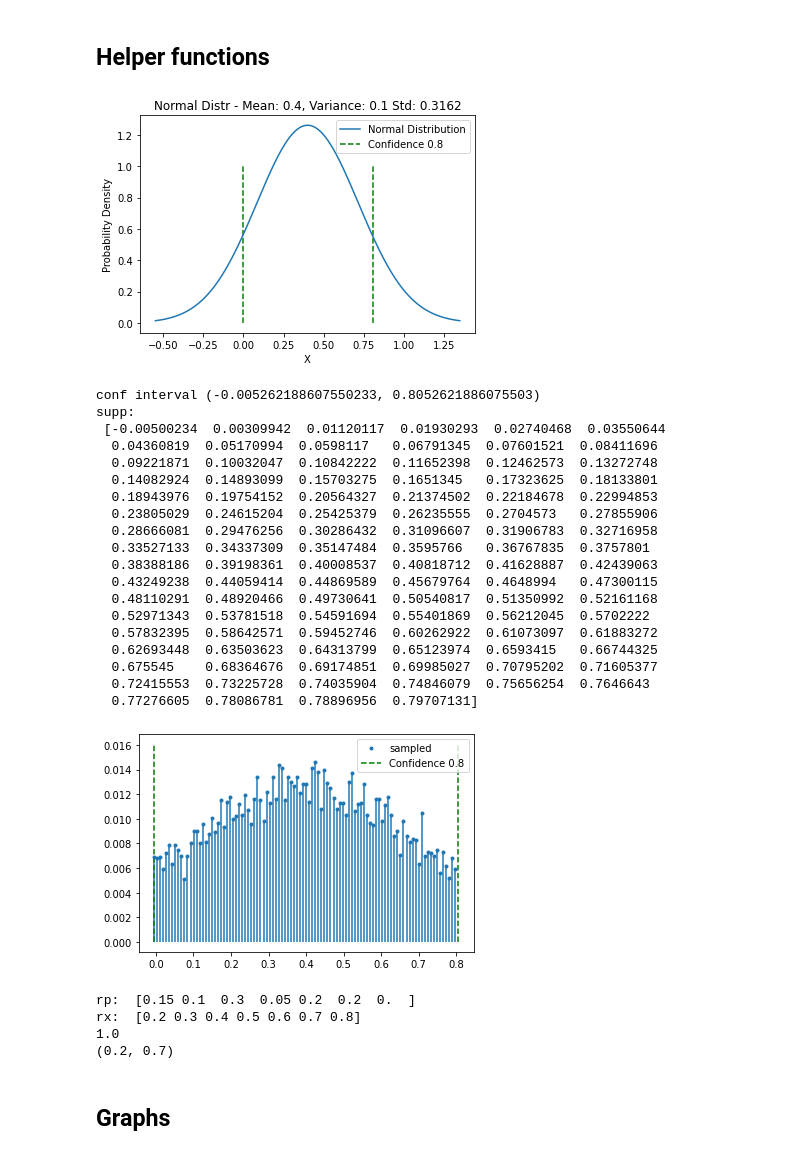
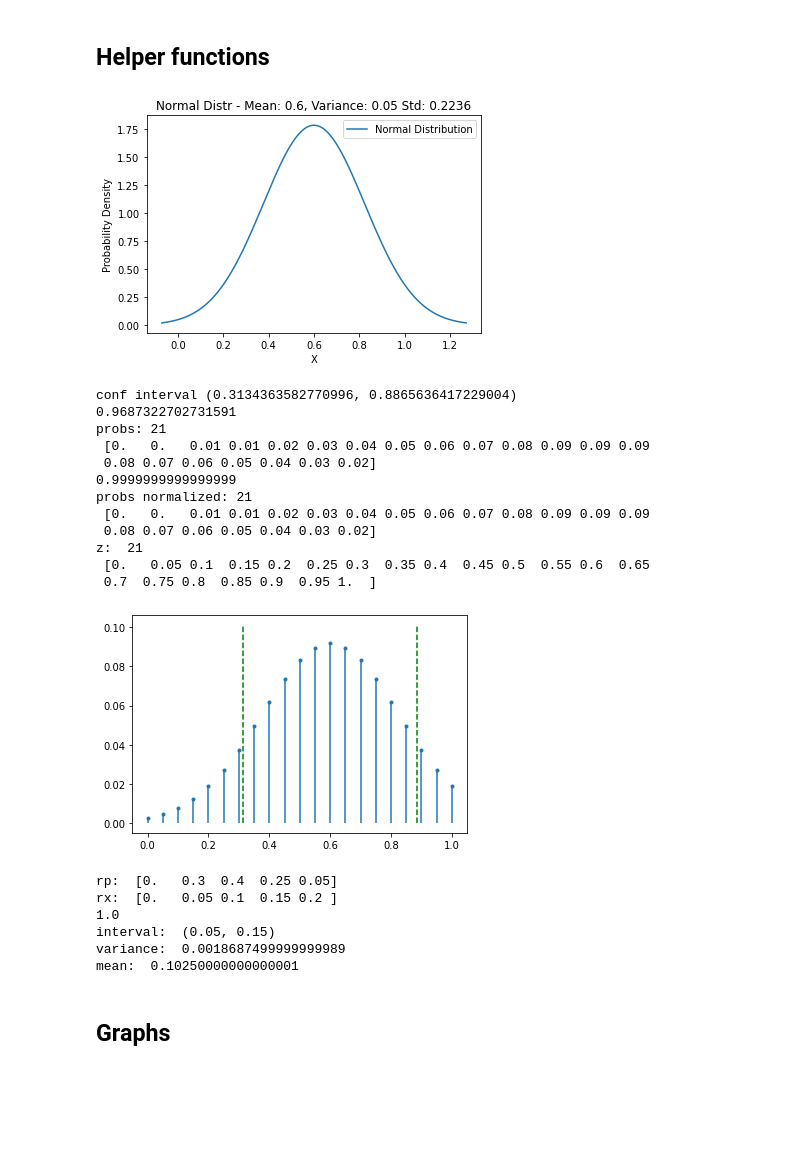
Before and after one commit to yannikschnitzer/prism, a Jupyter notebook: prism/distr.ipynb, the cells around one changed output. Drawn from its saved outputs; the diff is of its cells as text; code cells hidden in the pictures; blank space fills up the shorter version.

Commit message:
setting up for granularity and working on graphing

```diff
--- a/prism/distr.ipynb
+++ b/prism/distr.ipynb
@@ -70,35 +78,30 @@ def norm_gran_simplified(mean, variance,conf=0.9,sample=1000, debug=True, vmin=0
 # %%
 # projection code?
 # gamma_gran(a=1)
 ymax = 1
-mean = 0.4
-variance = 0.1
+mean = 0.6
+variance = 0.05
 conf = 0.8
-sample = 10000
-bins = 100
-vmin = 0; vmax = 1.0
+vmin = 0.0; vmax = 1.0
+desired_atoms = 21
 
-norm_gran_simplified(mean, variance,conf, vmin=vmin, vmax=vmax, ymax=ymax, sample=sample,debug=False, bins =bins, adjusted=False)
+norm_gran_simplified(mean, variance, conf,
+                     vmin=vmin, vmax=vmax, ymax=ymax, bins =desired_atoms,
+                     debug=False, save='tests/betting_game/param_p.csv'
+                     )
 # %% [output]
-[figure, old version]
+[figure, new version]
-conf interval (-0.005262188607550233, 0.8052621886075503)
-supp:
- [-0.00500234  0.00309942  0.01120117  0.01930293  0.02740468  0.03550644
-  0.04360819  0.05170994  0.0598117   0.06791345  0.07601521  0.08411696
-  0.09221871  0.10032047  0.10842222  0.11652398  0.12462573  0.13272748
-  0.14082924  0.14893099  0.15703275  0.1651345   0.17323625  0.18133801
-  0.18943976  0.19754152  0.20564327  0.21374502  0.22184678  0.22994853
-  0.23805029  0.24615204  0.25425379  0.26235555  0.2704573   0.27855906
-  0.28666081  0.29476256  0.30286432  0.31096607  0.31906783  0.32716958
-  0.33527133  0.34337309  0.35147484  0.3595766   0.36767835  0.3757801
-  0.38388186  0.39198361  0.40008537  0.40818712  0.41628887  0.42439063
-  0.43249238  0.44059414  0.44869589  0.45679764  0.4648994   0.47300115
-  0.48110291  0.48920466  0.49730641  0.50540817  0.51350992  0.52161168
-  0.52971343  0.53781518  0.54591694  0.55401869  0.56212045  0.5702222
-  0.57832395  0.58642571  0.59452746  0.60262922  0.61073097  0.61883272
-  0.62693448  0.63503623  0.64313799  0.65123974  0.6593415   0.66744325
-  0.675545    0.68364676  0.69174851  0.69985027  0.70795202  0.71605377
-  0.72415553  0.73225728  0.74035904  0.74846079  0.75656254  0.7646643
-  0.77276605  0.78086781  0.78896956  0.79707131]
+conf interval (0.3134363582770996, 0.8865636417229004)
+0.9687322702731591
+probs: 21
+ [0.   0.   0.01 0.01 0.02 0.03 0.04 0.05 0.06 0.07 0.08 0.09 0.09 0.09
+ 0.08 0.07 0.06 0.05 0.04 0.03 0.02]
+0.9999999999999999
+probs normalized: 21
+ [0.   0.   0.01 0.01 0.02 0.03 0.04 0.05 0.06 0.07 0.08 0.09 0.09 0.09
+ 0.08 0.07 0.06 0.05 0.04 0.03 0.02]
+z:  21
+ [0.   0.05 0.1  0.15 0.2  0.25 0.3  0.35 0.4  0.45 0.5  0.55 0.6  0.65
+ 0.7  0.75 0.8  0.85 0.9  0.95 1.  ]
-[figure, old version]
+[figure, new version]
 # %%
@@ -120,11 +127,15 @@ def verify_confidence(filepath, conf=0.8, debug=True):
 # %%
-path = 'tests/firewire/param_p.csv'
-verify_confidence(path)
+path = 'tests/betting_game/param_p_jackpot.csv'
+verify_confidence(None, None,path)
+# sanity check
+# verify_confidence(np.array([1.0,2.0]), np.array([0.5,0.5]))
 # %% [output]
-rp:  [0.15 0.1  0.3  0.05 0.2  0.2  0.  ]
-rx:  [0.2 0.3 0.4 0.5 0.6 0.7 0.8]
+rp:  [0.   0.3  0.4  0.25 0.05]
+rx:  [0.   0.05 0.1  0.15 0.2 ]
 1.0
-(0.2, 0.7)
+interval:  (0.05, 0.15)
+variance:  0.0018687499999999989
+mean:  0.10250000000000001
 # %%
 def adjust_qr(rx, rp, rz):
 
```
Also changed, not shown: parts of 7 cells of this notebook, 4 other files.
